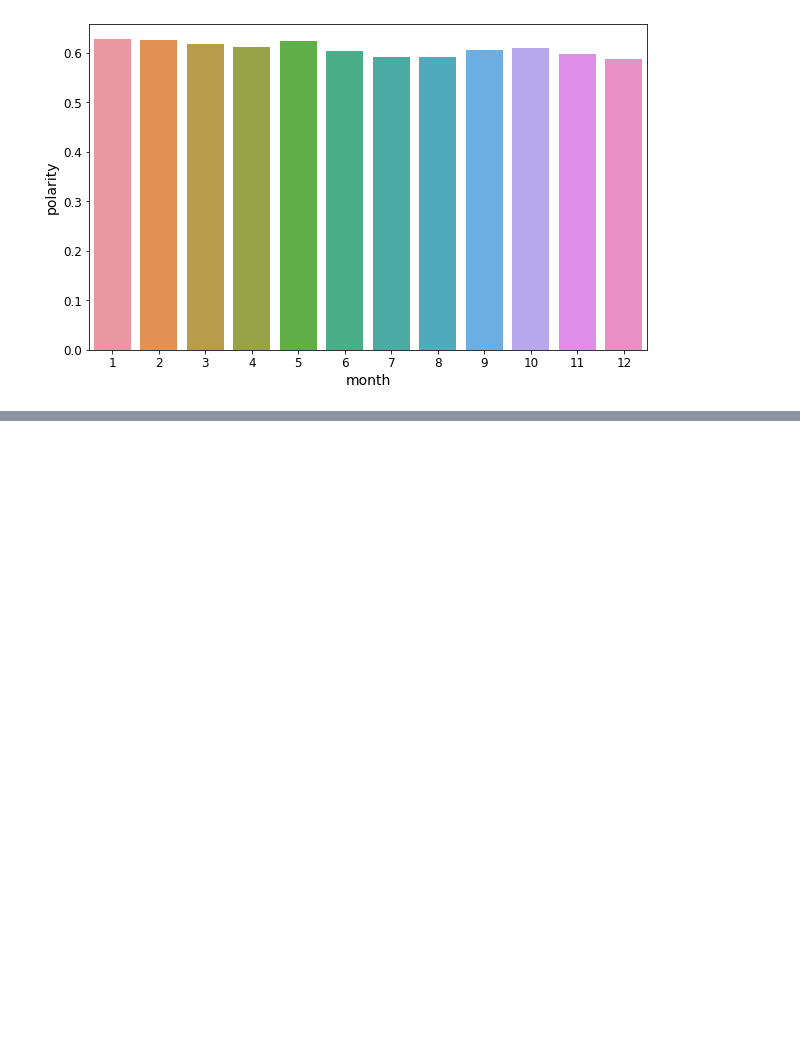
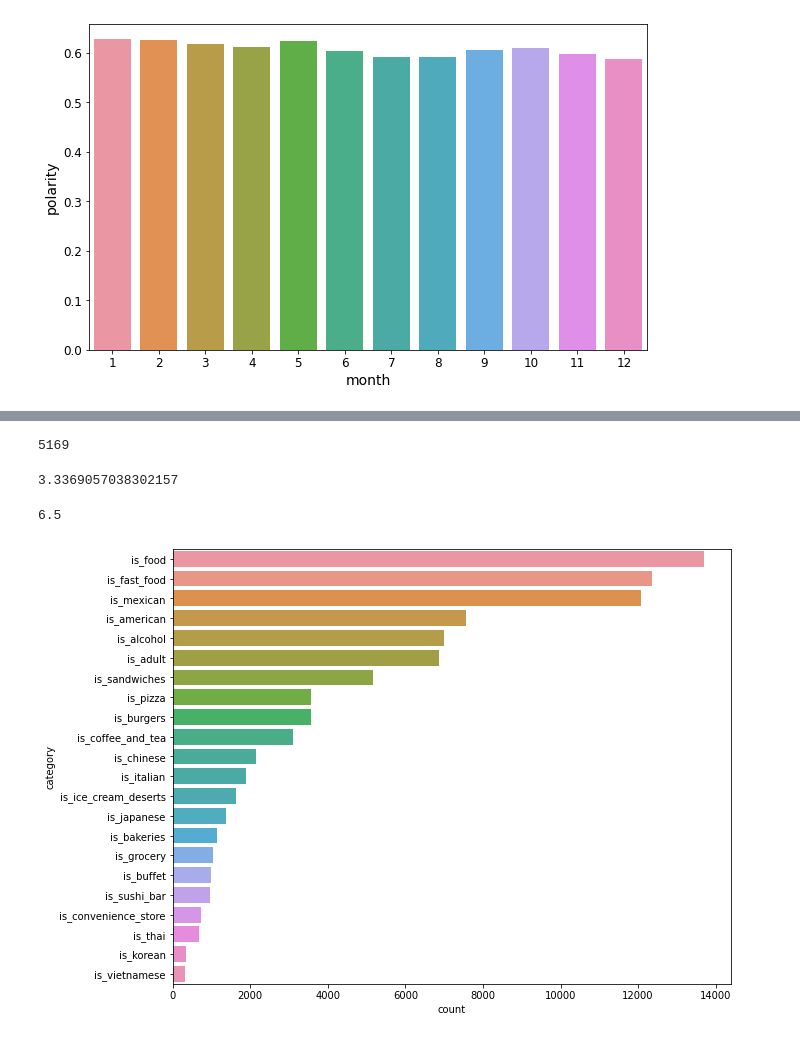
Before and after one commit to RishabPanyam96/Las_Vegas_Food_Inspection, a Jupyter notebook: code/Vizual.ipynb, the cells around one changed output, grey strips where cells are left out. Cells and saved outputs as stored; diff of their text form; code cells hidden in the pictures; blank space fills up the shorter version.

```diff
--- a/code/Vizual.ipynb
+++ b/code/Vizual.ipynb
@@ -939,0 +975,12 @@ plt.show()
+# %%
+dataset.business_id.nunique()
+# %% [output]
+5169
+# %%
+dataset.ratings.mean()
+# %% [output]
+3.3369057038302157
+# %%
+dataset.average_demerits.median()
+# %% [output]
+6.5
@@ -939,0 +993,9 @@ plt.show()
+# %%
+d = pd.DataFrame(dict.items(), columns=['category', 'count'])
+d
+# %%
+plt.figure(figsize=(10,8))
+sns.barplot(y='category', x='count', orient='h', data=d, order=d.sort_values('count', ascending=False)['category'])
+plt.show()
+# %% [output]
+[figure, added]
```
Also changed, not shown: parts of 11 cells of this notebook.
